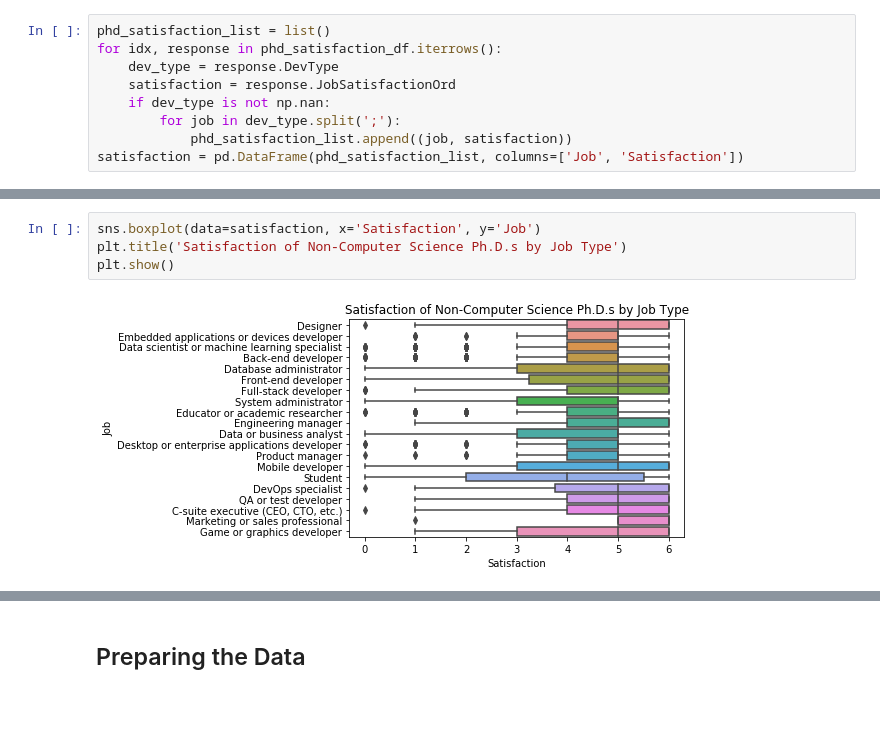
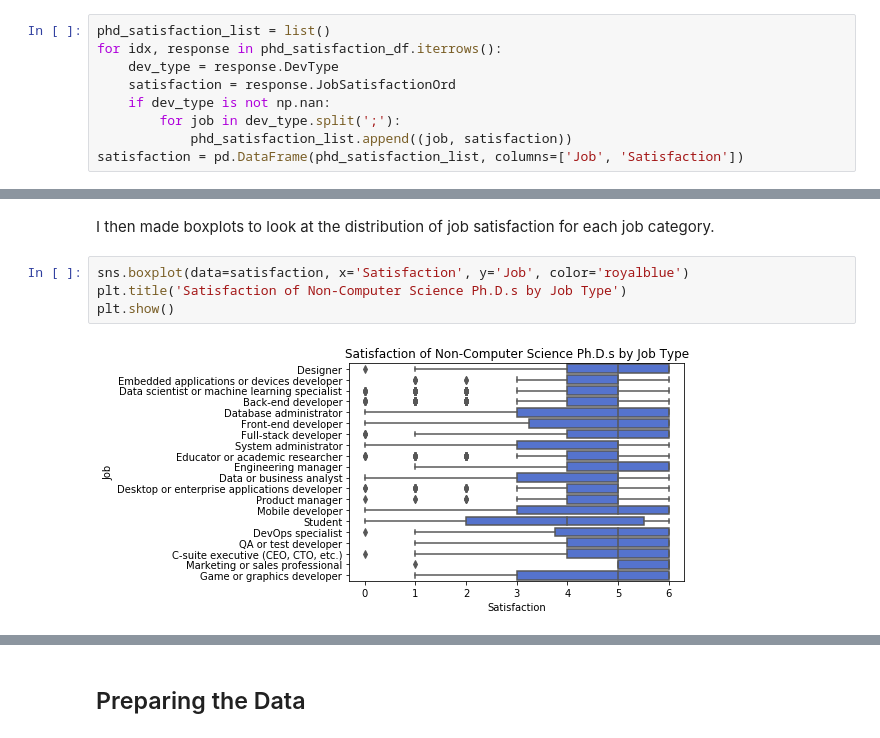
Before and after one commit to joshtice/stackoverflow2018, a Jupyter notebook: joshtice_stackoverflow_analysis.ipynb, the cells around one changed output, grey strips where cells are left out. Cells and saved outputs as stored; diff of their text form; blank space fills up the shorter version.

Commit message:
Finish data exploration. Start data prep for modeling.

```diff
--- a/joshtice_stackoverflow_analysis.ipynb
+++ b/joshtice_stackoverflow_analysis.ipynb
@@ -332,6 +323,8 @@ satisfaction.head()
+# %% [markdown]
+I then made boxplots to look at the distribution of job satisfaction for each job category.
 # %%
-sns.boxplot(data=satisfaction, x='Satisfaction', y='Job')
+sns.boxplot(data=satisfaction, x='Satisfaction', y='Job', color='royalblue')
 plt.title('Satisfaction of Non-Computer Science Ph.D.s by Job Type')
 plt.show()
 # %% [output]
-[figure, old version]
+[figure, new version]
```
Also changed, not shown: parts of 59 cells of this notebook.
